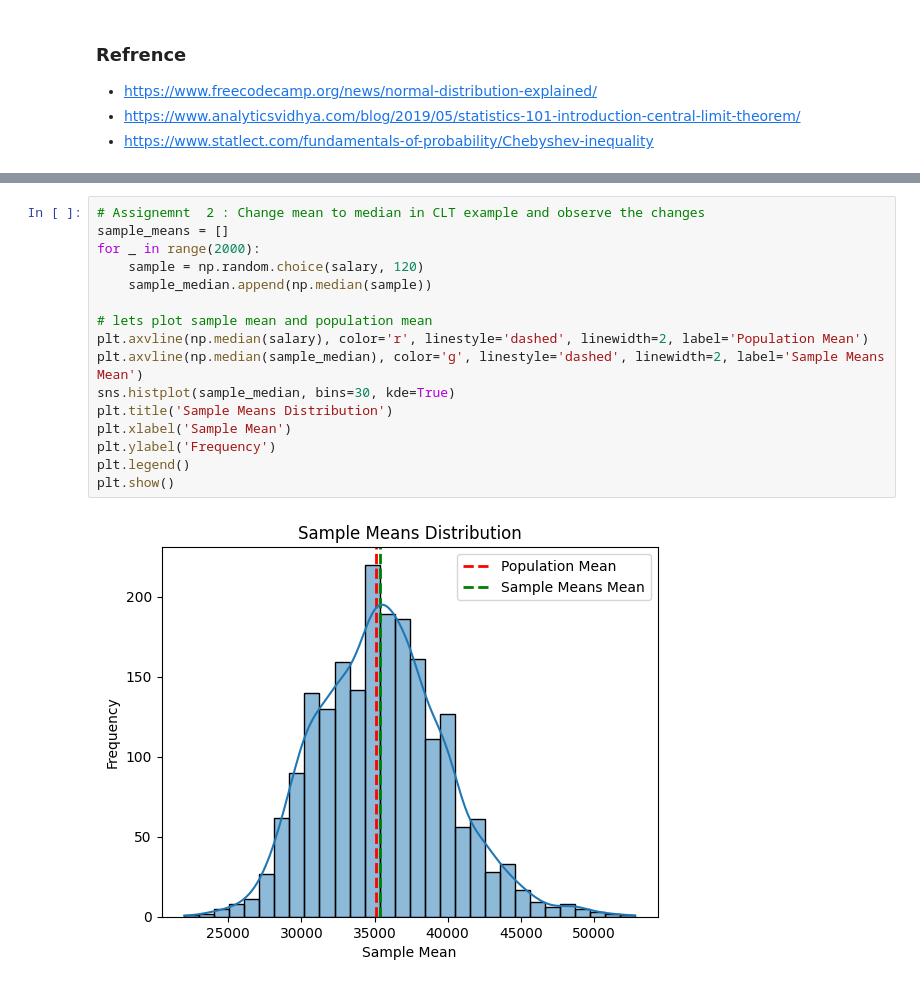
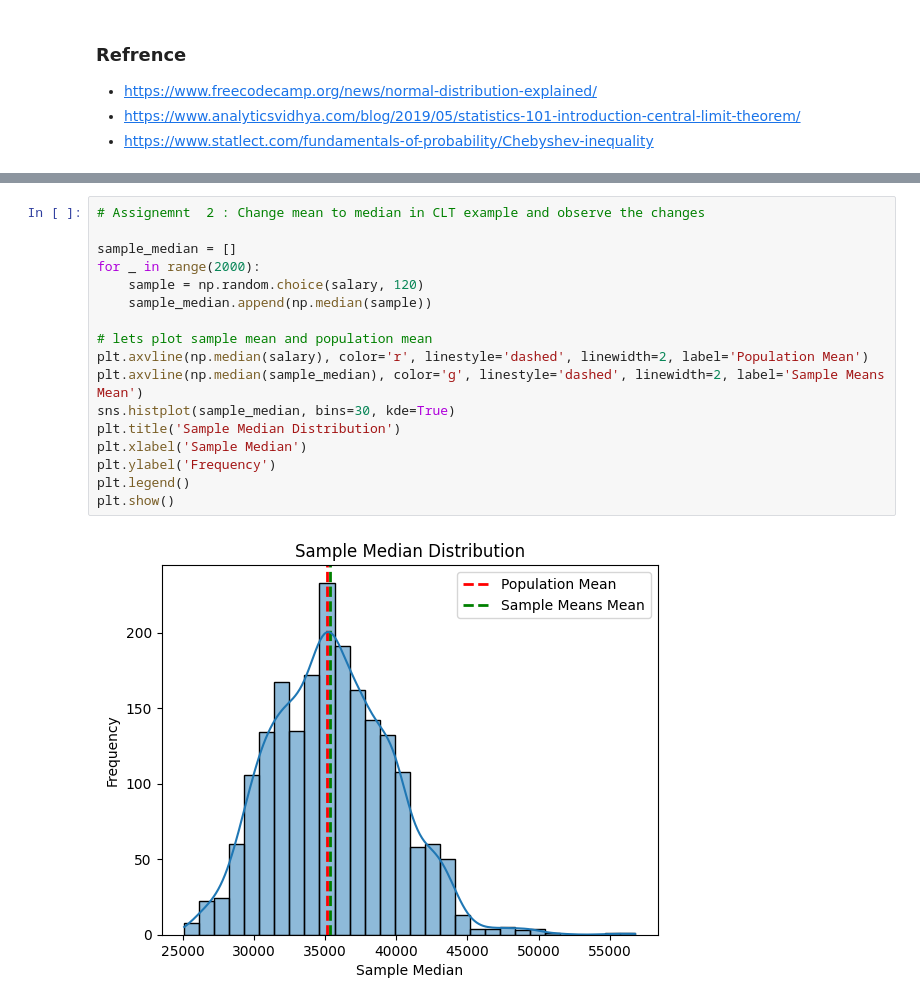
Before and after one commit to rahul8879/ai-ml-akila, a Jupyter notebook: maths/stats/01_stats.ipynb, the cells around one changed output, grey strips where cells are left out. Saved outputs shown, nothing was run; the diff lists cells and outputs as text.

```diff
--- a/maths/stats/01_stats.ipynb
+++ b/maths/stats/01_stats.ipynb
@@ -184,18 +184,19 @@ plt.show()
 # %%
 # Assignemnt  2 : Change mean to median in CLT example and observe the changes
-sample_means = []
+
+sample_median = []
 for _ in range(2000):
     sample = np.random.choice(salary, 120)
     sample_median.append(np.median(sample))
 
 # lets plot sample mean and population mean
 plt.axvline(np.median(salary), color='r', linestyle='dashed', linewidth=2, label='Population Mean')
 plt.axvline(np.median(sample_median), color='g', linestyle='dashed', linewidth=2, label='Sample Means Mean')
 sns.histplot(sample_median, bins=30, kde=True)
-plt.title('Sample Means Distribution')
-plt.xlabel('Sample Mean')
+plt.title('Sample Median Distribution')
+plt.xlabel('Sample Median')
 plt.ylabel('Frequency')
 plt.legend()
 plt.show()
 # %% [output]
-[figure, old version]
+[figure, new version]
```
Also changed, not shown: parts of 2 cells of this notebook.
